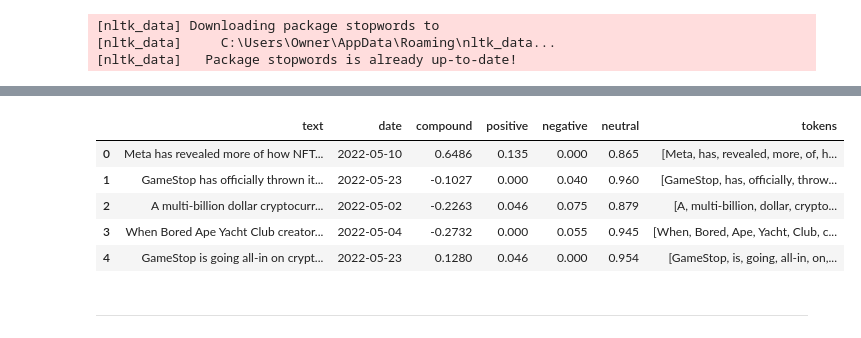
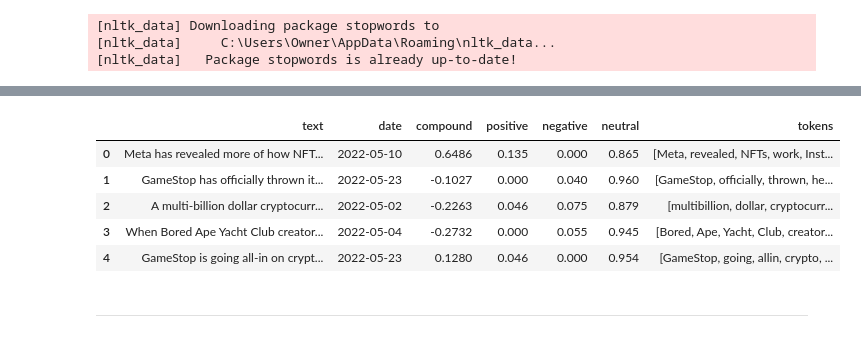
Before and after one commit to RichieGarafola/ASU-FinTech-Python, a Jupyter notebook: Tales from the Crypto/crypto_sentiment.ipynb, the cells around one changed output, grey strips where cells are left out. Cells and saved outputs as stored; diff of their text form; code cells hidden in the pictures.

```diff
--- a/Tales from the Crypto/crypto_sentiment.ipynb
+++ b/Tales from the Crypto/crypto_sentiment.ipynb
@@ -230,7 +239,7 @@ nltk.download('stopwords')
 sw = set(stopwords.words('english'))
 
 # Expand the default stopwords list if necessary
-sw_addon = []
+sw_addon = ['there', 'are', 'a', 'the', 'are', 'if', 'is', 'its', 'of', ]
 # %% [output]
 [nltk_data] Downloading package stopwords to
 [nltk_data]     C:\Users\Owner\AppData\Roaming\nltk_data...
@@ -254,8 +263,9 @@ def tokenizer(text):
     lowercase_words = [word.lower() for word in lem if word.lower() not in sw.union(sw_addon)]
 
     # Remove the stop words
+    words = list(filter(lambda t: t.lower() not in sw.union(sw_addon), words))
 
-
-    return lowercase_words
+    return words
+    #return lowercase_words
 # %%
 # Create a new tokens column for Bitcoin
@@ -271,14 +281,14 @@ btc_df.head()
 # %%
 # Create a new tokens column for Ethereum
-eth_df['tokens'] = eth_df['text'].apply(word_tokenize)
+eth_df['tokens'] = eth_df['text'].apply(tokenizer)
 eth_df.head()
 # %% [output]
 |  | text | date | compound | positive | negative | neutral | tokens |
-| 0 | Meta has revealed more of how NFT... | 2022-05-10 | 0.6486 | 0.135 | 0.000 | 0.865 | [Meta, has, revealed, more, of, h... |
-| 1 | GameStop has officially thrown it... | 2022-05-23 | -0.1027 | 0.000 | 0.040 | 0.960 | [GameStop, has, officially, throw... |
-| 2 | A multi-billion dollar cryptocurr... | 2022-05-02 | -0.2263 | 0.046 | 0.075 | 0.879 | [A, multi-billion, dollar, crypto... |
-| 3 | When Bored Ape Yacht Club creator... | 2022-05-04 | -0.2732 | 0.000 | 0.055 | 0.945 | [When, Bored, Ape, Yacht, Club, c... |
-| 4 | GameStop is going all-in on crypt... | 2022-05-23 | 0.1280 | 0.046 | 0.000 | 0.954 | [GameStop, is, going, all-in, on,... |
+| 0 | Meta has revealed more of how NFT... | 2022-05-10 | 0.6486 | 0.135 | 0.000 | 0.865 | [Meta, revealed, NFTs, work, Inst... |
+| 1 | GameStop has officially thrown it... | 2022-05-23 | -0.1027 | 0.000 | 0.040 | 0.960 | [GameStop, officially, thrown, he... |
+| 2 | A multi-billion dollar cryptocurr... | 2022-05-02 | -0.2263 | 0.046 | 0.075 | 0.879 | [multibillion, dollar, cryptocurr... |
+| 3 | When Bored Ape Yacht Club creator... | 2022-05-04 | -0.2732 | 0.000 | 0.055 | 0.945 | [Bored, Ape, Yacht, Club, creator... |
+| 4 | GameStop is going all-in on crypt... | 2022-05-23 | 0.1280 | 0.046 | 0.000 | 0.954 | [GameStop, going, allin, crypto, ... |
 # %% [markdown]
 ---
 # %% [markdown]
```
Also changed, not shown: parts of 18 cells of this notebook, 1 other file.
